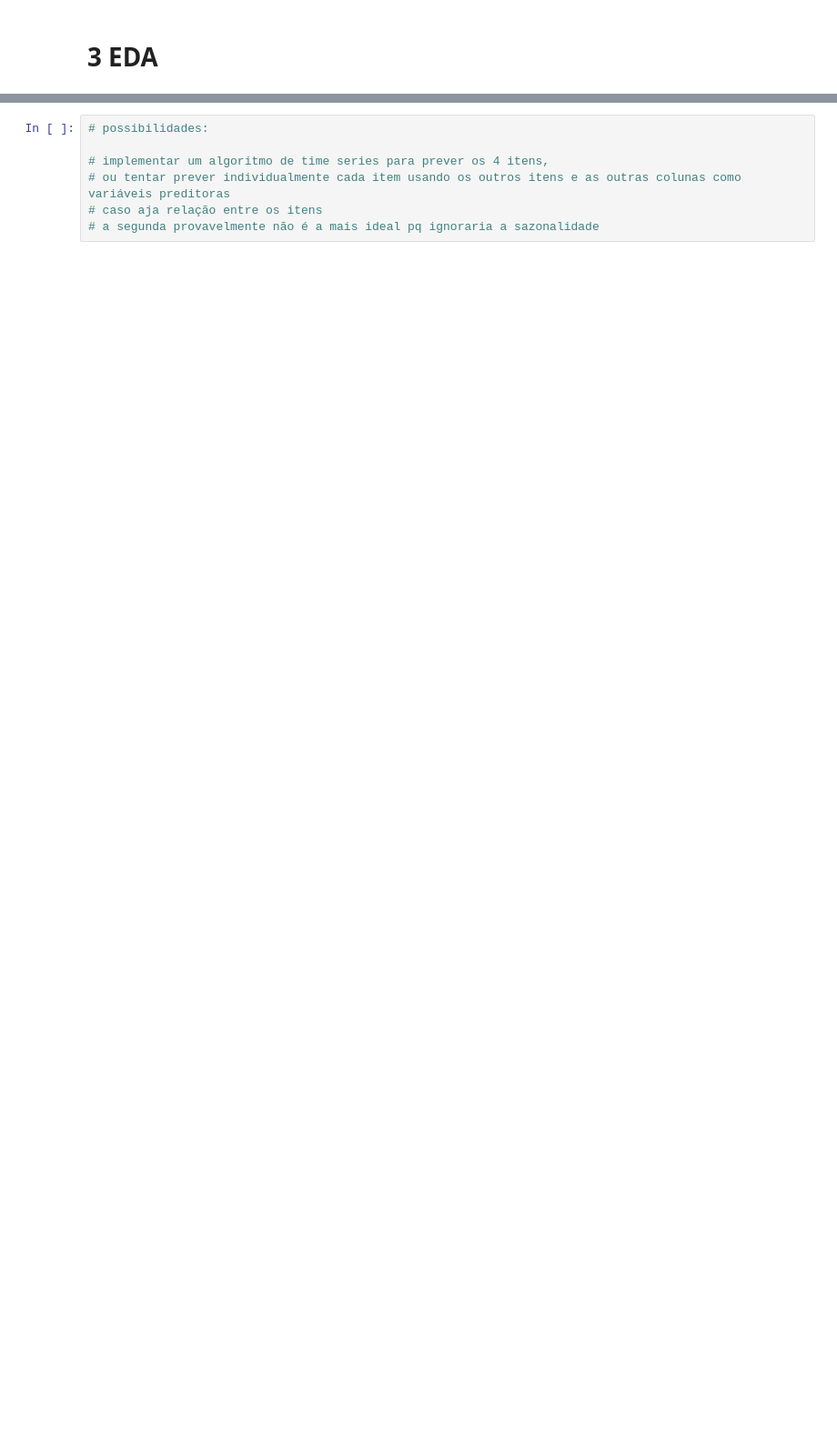
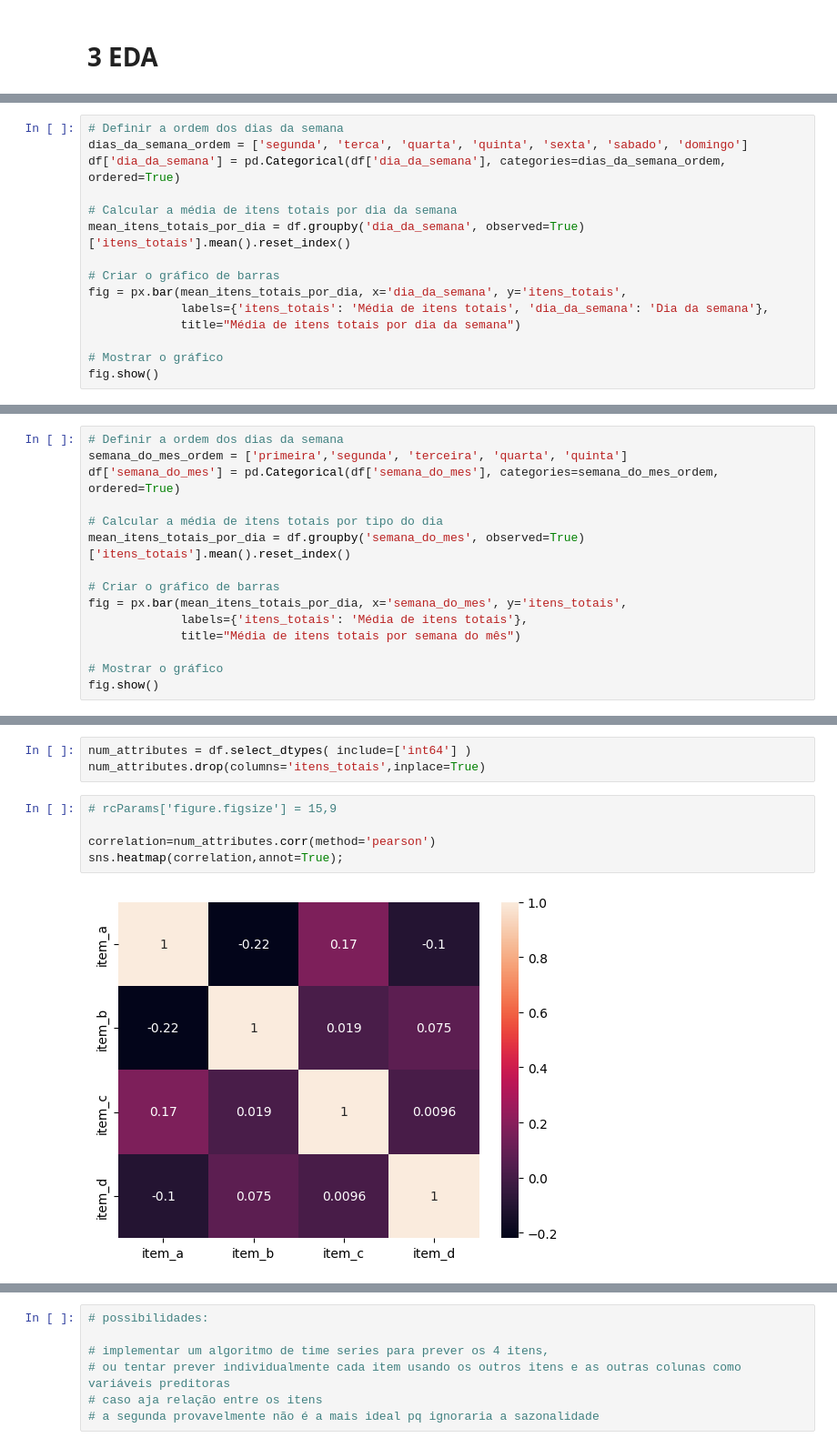
Before and after one commit to Eduardo-95-DS/case_mr_health, a Jupyter notebook: notebooks/Untitled.ipynb, the cells around one changed output, grey strips where cells are left out. Shown at 91% size. Cells and saved outputs as stored; diff of their text form; blank space fills up the shorter version.

```diff
--- a/notebooks/Untitled.ipynb
+++ b/notebooks/Untitled.ipynb
@@ -308,0 +723,15 @@ fig = px.bar(
+# %%
+# Definir a ordem dos dias da semana
+dias_da_semana_ordem = ['segunda', 'terca', 'quarta', 'quinta', 'sexta', 'sabado', 'domingo']
+df['dia_da_semana'] = pd.Categorical(df['dia_da_semana'], categories=dias_da_semana_ordem, ordered=True)
+
+# Calcular a média de itens totais por dia da semana
+mean_itens_totais_por_dia = df.groupby('dia_da_semana', observed=True)['itens_totais'].mean().reset_index()
+
+# Criar o gráfico de barras
+fig = px.bar(mean_itens_totais_por_dia, x='dia_da_semana', y='itens_totais',
+             labels={'itens_totais': 'Média de itens totais', 'dia_da_semana': 'Dia da semana'},
+             title="Média de itens totais por dia da semana")
+
+# Mostrar o gráfico
+fig.show()
@@ -308,0 +782,15 @@ fig = px.bar(
+# %%
+# Definir a ordem dos dias da semana
+semana_do_mes_ordem = ['primeira','segunda', 'terceira', 'quarta', 'quinta']
+df['semana_do_mes'] = pd.Categorical(df['semana_do_mes'], categories=semana_do_mes_ordem, ordered=True)
+
+# Calcular a média de itens totais por tipo do dia
+mean_itens_totais_por_dia = df.groupby('semana_do_mes', observed=True)['itens_totais'].mean().reset_index()
+
+# Criar o gráfico de barras
+fig = px.bar(mean_itens_totais_por_dia, x='semana_do_mes', y='itens_totais',
+             labels={'itens_totais': 'Média de itens totais'},
+             title="Média de itens totais por semana do mês")
+
+# Mostrar o gráfico
+fig.show()
@@ -308,0 +801,10 @@ fig = px.bar(
+# %%
+num_attributes = df.select_dtypes( include=['int64'] )
+num_attributes.drop(columns='itens_totais',inplace=True)
+# %%
+# rcParams['figure.figsize'] = 15,9
+
+correlation=num_attributes.corr(method='pearson')
+sns.heatmap(correlation,annot=True);
+# %% [output]
+[figure, added]
```
Also changed, not shown: parts of 58 cells of this notebook.
